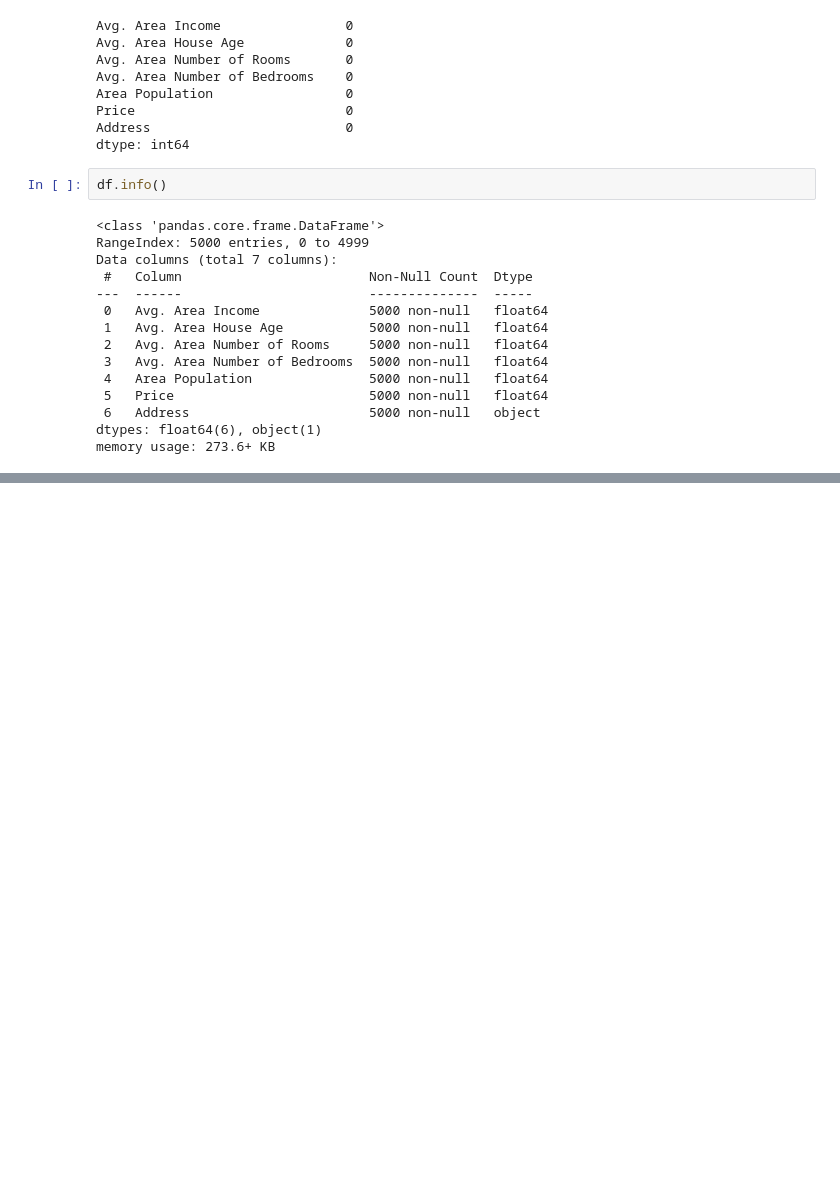
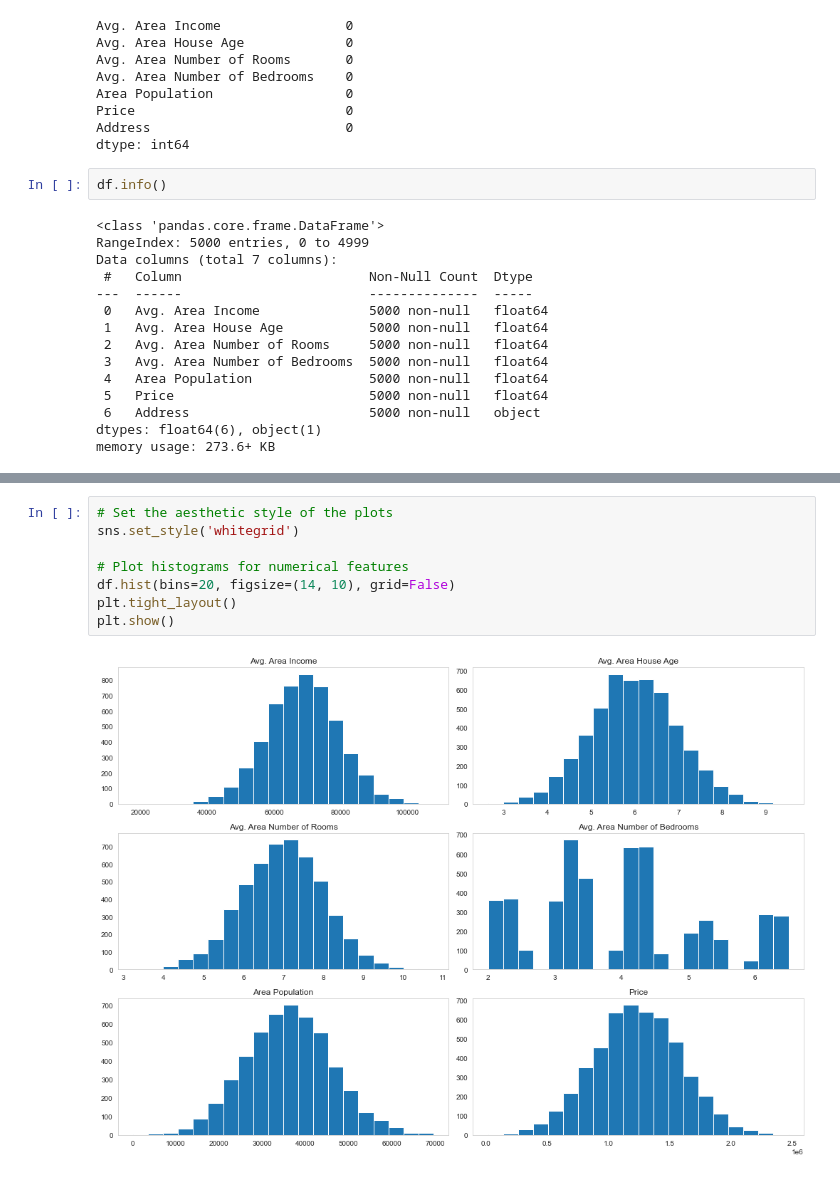
Before and after one commit to samar2605/House-Price-Prediction, a Jupyter notebook: Code.ipynb, the cells around one changed output, grey strips where cells are left out. Cells and saved outputs as stored; diff of their text form; blank space fills up the shorter version.

```diff
--- a/Code.ipynb
+++ b/Code.ipynb
@@ -44,0 +68,10 @@ memory usage: 273.6+ KB
+# %%
+# Set the aesthetic style of the plots
+sns.set_style('whitegrid')
+
+# Plot histograms for numerical features
+df.hist(bins=20, figsize=(14, 10), grid=False)
+plt.tight_layout()
+plt.show()
+# %% [output]
+[figure, added]
```
Also changed, not shown: parts of 10 cells of this notebook.
